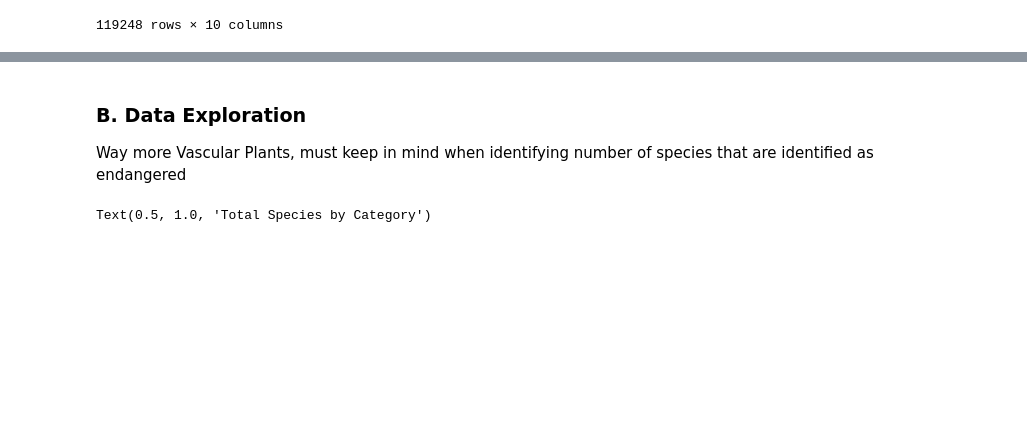
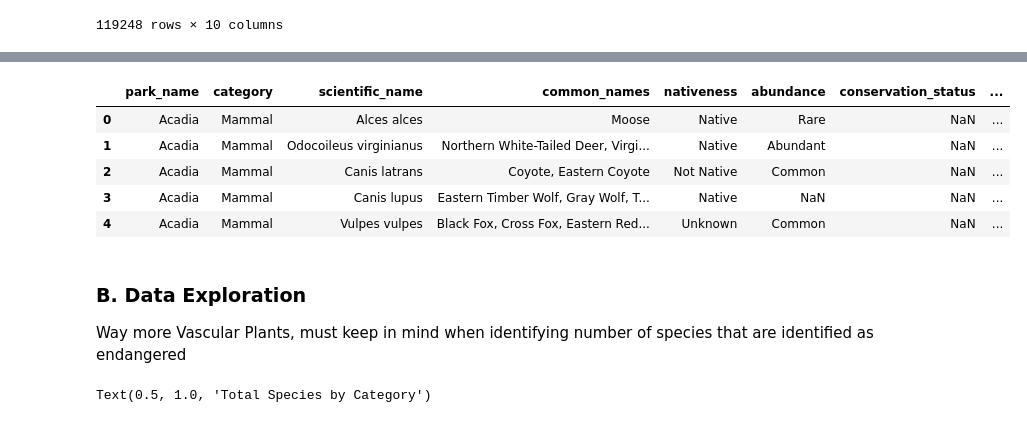
Before and after one commit to DanPark13/biodiv_analysis, a Jupyter notebook: biodiversity_exploration.ipynb, the cells around one changed output, grey strips where cells are left out. Cells and saved outputs as stored; diff of their text form; code cells hidden in the pictures; blank space fills up the shorter version.

```diff
--- a/biodiversity_exploration.ipynb
+++ b/biodiversity_exploration.ipynb
@@ -154,3 +166,27 @@ park_species
+# %%
+park_species.conservation_status = pd.Categorical(
+    park_species.conservation_status,
+    categories=[
+        'Under Review', 'In Recovery', 'Species of Concern',
+        'Proposed Threatened', 'Threatened', 'Proposed Endangered',
+        'Endangered', 'Extinct'],
+    ordered=True
+)
+# %%
+park_species.abundance = pd.Categorical(
+    park_species.abundance,
+    categories=['Rare', 'Occasional', 'Uncommon', 'Common', 'Abundant'],
+    ordered=True
+)
+# %%
+park_species.head()
+# %% [output]
+|  | park_name | category | scientific_name | common_names | nativeness | abundance | conservation_status | ... |
+| 0 | Acadia | Mammal | Alces alces | Moose | Native | Rare | NaN | ... |
+| 1 | Acadia | Mammal | Odocoileus virginianus | Northern White-Tailed Deer, Virgi... | Native | Abundant | NaN | ... |
+| 2 | Acadia | Mammal | Canis latrans | Coyote, Eastern Coyote | Not Native | Common | NaN | ... |
+| 3 | Acadia | Mammal | Canis lupus | Eastern Timber Wolf, Gray Wolf, T... | Native | NaN | NaN | ... |
+| 4 | Acadia | Mammal | Vulpes vulpes | Black Fox, Cross Fox, Eastern Red... | Unknown | Common | NaN | ... |
 # %% [markdown]
 ### B. Data Exploration
 
```
Also changed, not shown: parts of 2 cells of this notebook.
